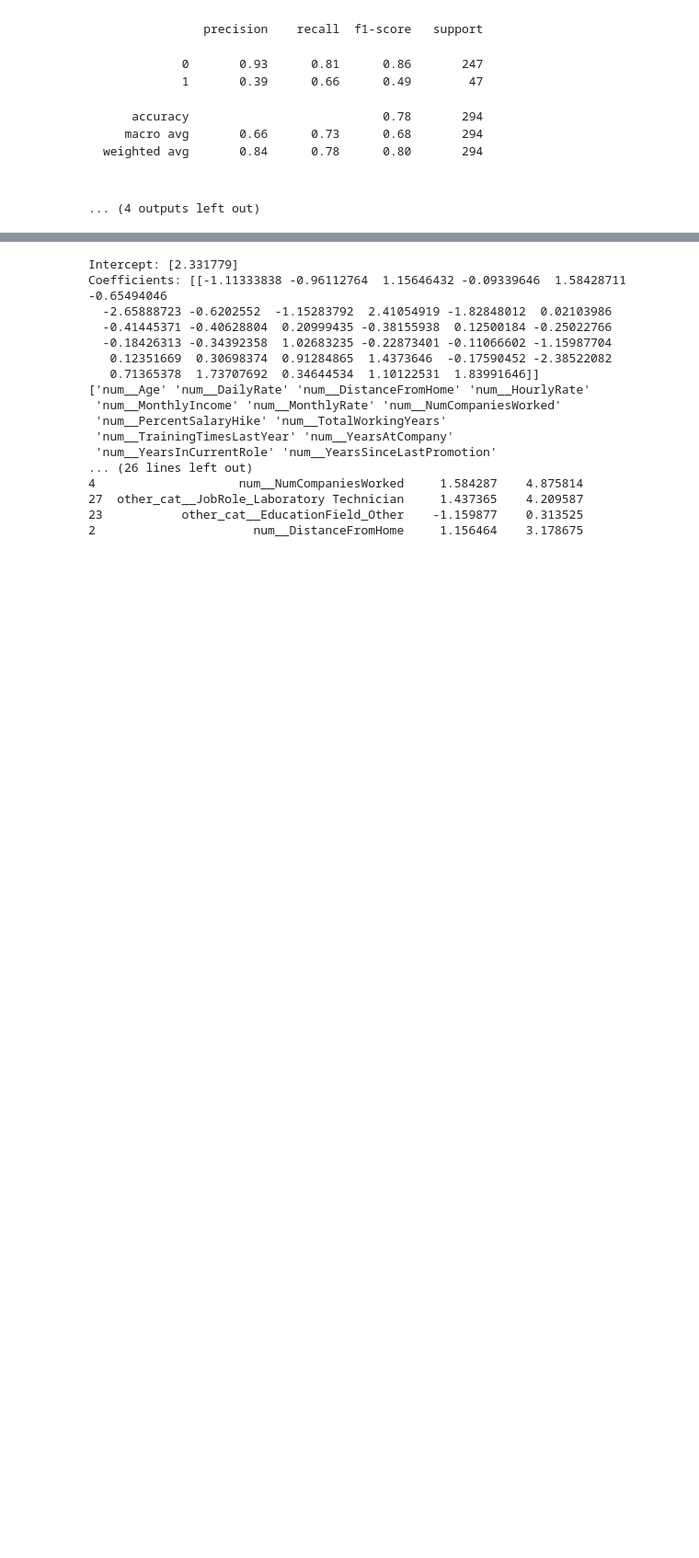
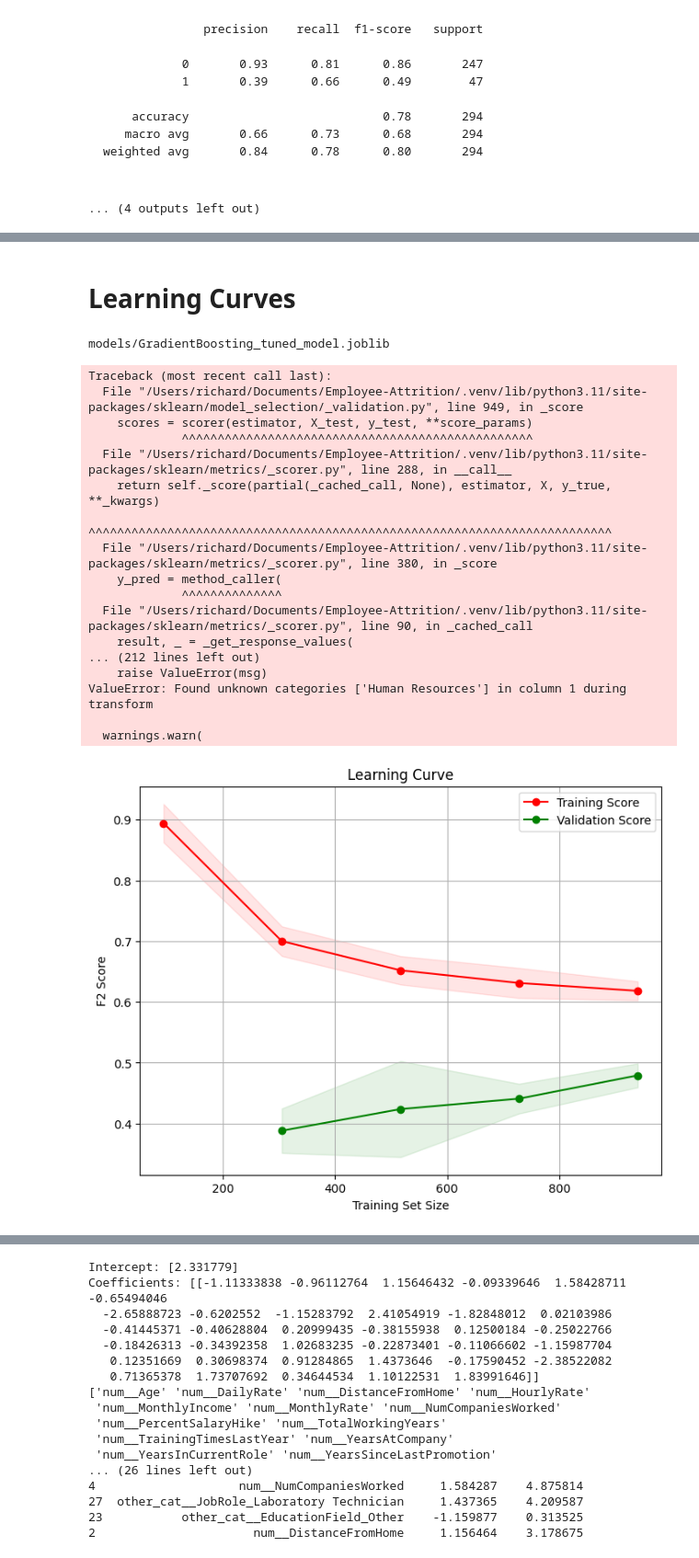
Before and after one commit to McGill-MMA-EnterpriseAnalytics/Employee-Attrition, a Jupyter notebook: PredictiveModeling/model_results.ipynb, the cells around one changed output, grey strips where cells are left out. Shown at 92% size. Drawn from its saved outputs; the diff is of its cells as text; code cells hidden in the pictures; blank space fills up the shorter version.

Commit message:
Finalized Modeling and Result discussion Notebooks

```diff
--- a/PredictiveModeling/model_results.ipynb
+++ b/PredictiveModeling/model_results.ipynb
@@ -486,0 +583,39 @@ weighted avg       0.84      0.86      0.82       294
+# %% [markdown]
+# Learning Curves
+# %%
+from sklearn.metrics import fbeta_score, make_scorer
+f2_scorer = make_scorer(fbeta_score, beta=2)
+# Load the saved model from disk (adjust the path as needed)
+model_fil = "models/GradientBoosting_tuned_model.joblib"
+print(model_fil)
+mypipeline = joblib.load(model_fil)
+
+
+plot_learning_curve(
+    model=mypipeline,
+    X=X_train,
+    y=y_train,
+    cv=5,
+    scoring=f2_scorer,  # or f2_scorer if you defined a custom make_scorer
+    train_sizes=np.linspace(0.1, 1.0, 5),
+)
+# %% [output]
+models/GradientBoosting_tuned_model.joblib
+Traceback (most recent call last):
+  File "/Users/richard/Documents/Employee-Attrition/.venv/lib/python3.11/site-packages/sklearn/model_selection/_validation.py", line 949, in _score
+    scores = scorer(estimator, X_test, y_test, **score_params)
+             ^^^^^^^^^^^^^^^^^^^^^^^^^^^^^^^^^^^^^^^^^^^^^^^^^
+  File "/Users/richard/Documents/Employee-Attrition/.venv/lib/python3.11/site-packages/sklearn/metrics/_scorer.py", line 288, in __call__
+    return self._score(partial(_cached_call, None), estimator, X, y_true, **_kwargs)
+           ^^^^^^^^^^^^^^^^^^^^^^^^^^^^^^^^^^^^^^^^^^^^^^^^^^^^^^^^^^^^^^^^^^^^^^^^^
+  File "/Users/richard/Documents/Employee-Attrition/.venv/lib/python3.11/site-packages/sklearn/metrics/_scorer.py", line 380, in _score
+    y_pred = method_caller(
+             ^^^^^^^^^^^^^^
+  File "/Users/richard/Documents/Employee-Attrition/.venv/lib/python3.11/site-packages/sklearn/metrics/_scorer.py", line 90, in _cached_call
+    result, _ = _get_response_values(
+... (212 lines left out)
+    raise ValueError(msg)
+ValueError: Found unknown categories ['Human Resources'] in column 1 during transform
+
+  warnings.warn(
+[figure, added]
```
Also changed, not shown: parts of 19 cells of this notebook, 4 other files.
